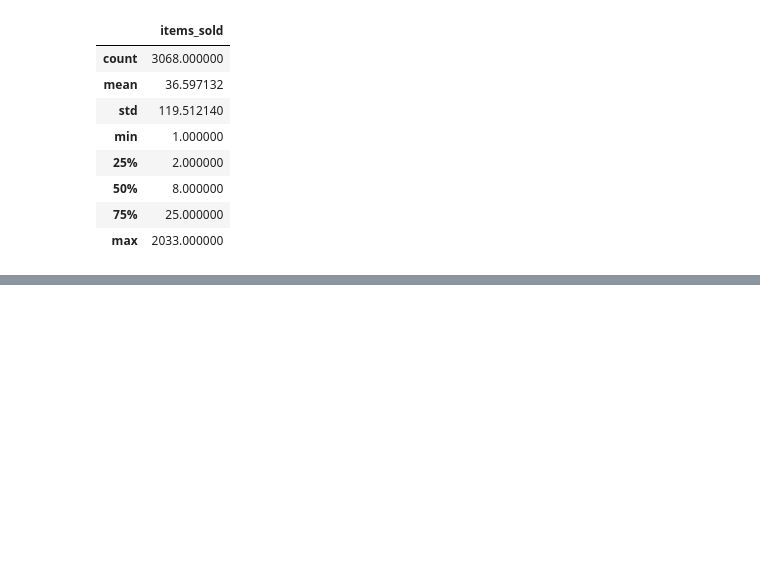
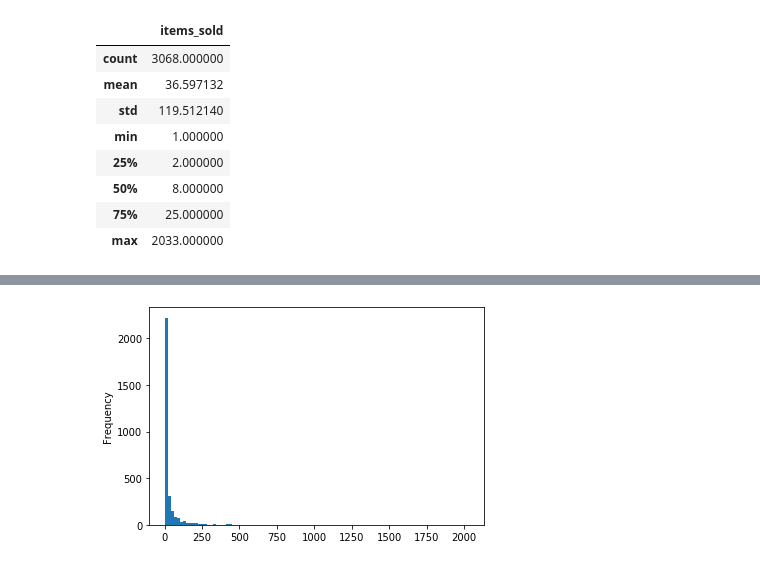
Before and after one commit to mavidvd/data-ber-03-20, a Jupyter notebook: Notes/module_2/week_4/1_eda-descriptive_statistics.ipynb, the cells around one changed output, grey strips where cells are left out. Saved outputs shown, nothing was run; the diff lists cells and outputs as text; code cells hidden in the pictures; blank space fills up the shorter version.

```diff
--- a/Notes/module_2/week_4/1_eda-descriptive_statistics.ipynb
+++ b/Notes/module_2/week_4/1_eda-descriptive_statistics.ipynb
@@ -65,0 +118,4 @@ seller_qty.describe()
+# %%
+seller_qty["items_sold"].plot(kind="hist", bins=100);
+# %% [output]
+[figure, added]
```
Also changed, not shown: parts of 30 cells of this notebook, 1 other file.
